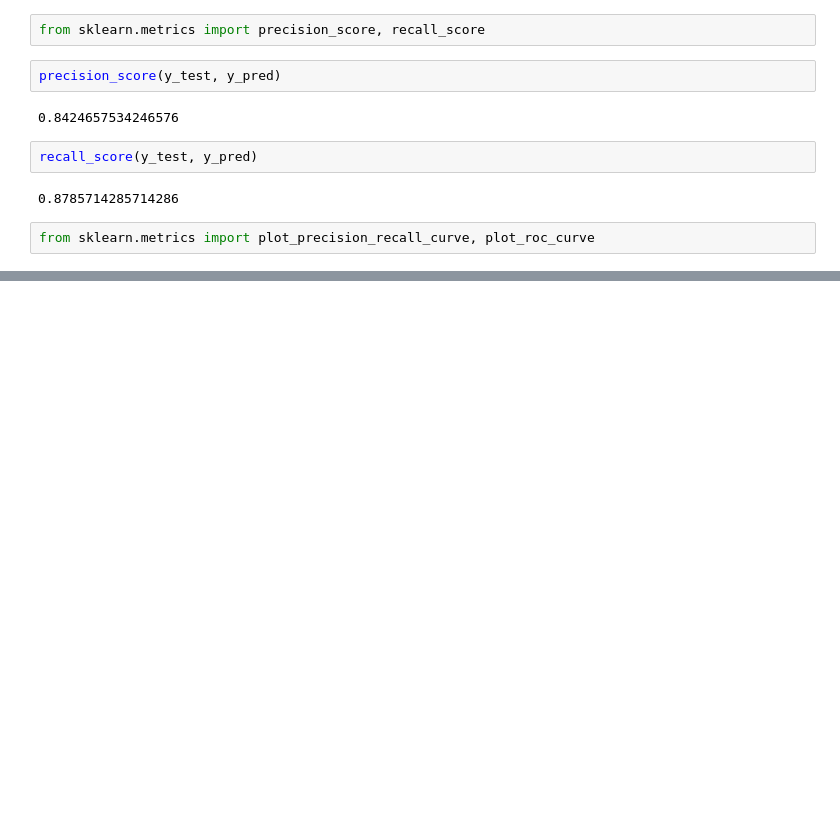
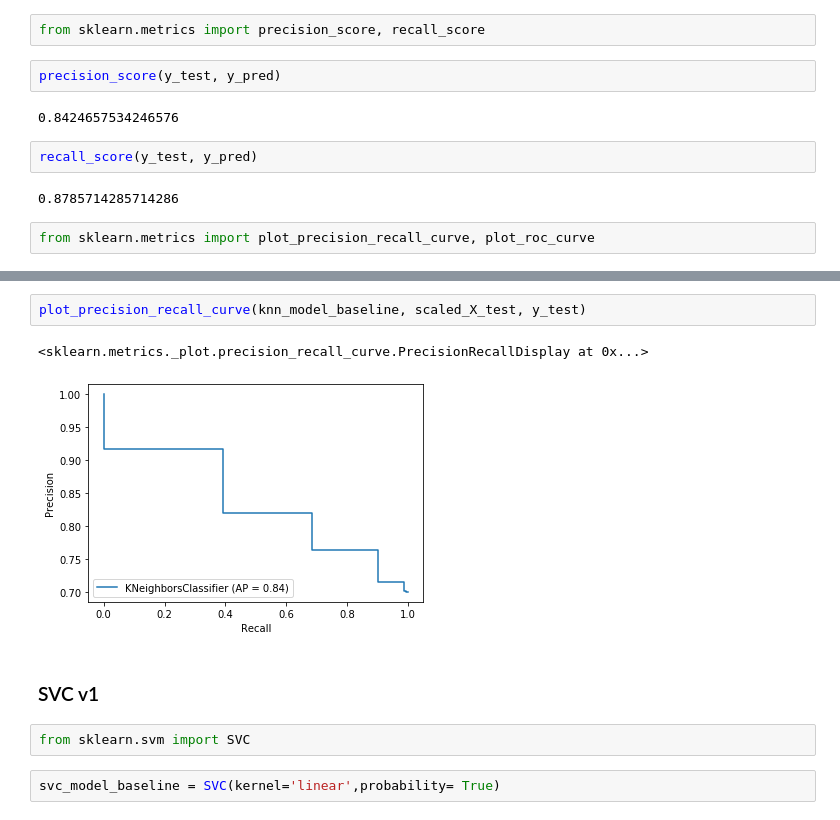
Before and after one commit to satriobhirawa/Kredit-EDA-SudDeutschland, a Jupyter notebook: BA_Credit.ipynb, the cells around one changed output, grey strips where cells are left out. Drawn from its saved outputs; the diff is of its cells as text; blank space fills up the shorter version.

```diff
--- a/BA_Credit.ipynb
+++ b/BA_Credit.ipynb
@@ -1245,0 +1360,11 @@ plot_precision_recall_curve(log_model, scaled_X_test, y_test)
+# %%
+plot_precision_recall_curve(knn_model_baseline, scaled_X_test, y_test)
+# %% [output]
+<sklearn.metrics._plot.precision_recall_curve.PrecisionRecallDisplay at 0x...>
+[figure, added]
+# %% [markdown]
+### SVC v1
+# %%
+from sklearn.svm import SVC
+# %%
+svc_model_baseline = SVC(kernel='linear',probability= True)
```
Also changed, not shown: parts of 196 cells of this notebook, 1 other file.
